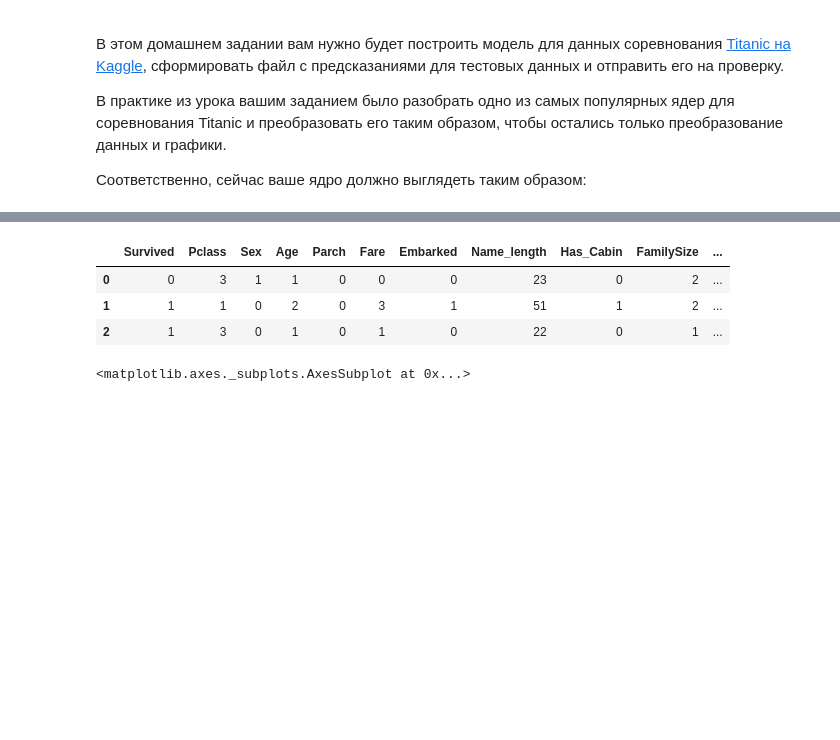
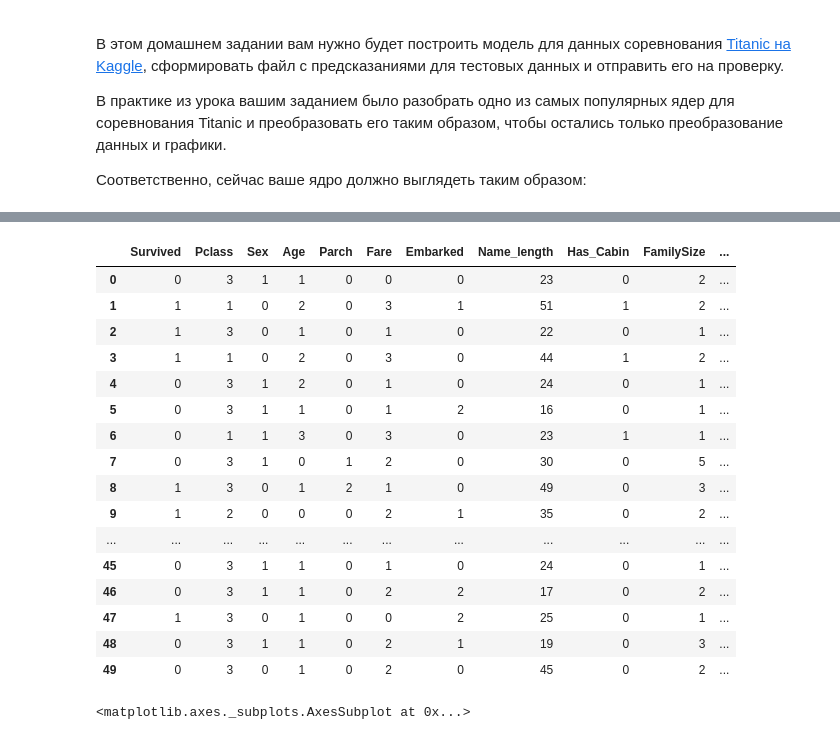
Before and after one commit to ddmitry80/ds_junior_ml, a Jupyter notebook: 10 Знакомство с Kaggle/Домашка/jun_ml_kaggle_hw_ddmitry.ipynb, the cells around one changed output, grey strips where cells are left out. Cells and saved outputs as stored; diff of their text form; code cells hidden in the pictures; blank space fills up the shorter version.

```diff
--- a/10 Знакомство с Kaggle/Домашка/jun_ml_kaggle_hw_ddmitry.ipynb
+++ b/10 Знакомство с Kaggle/Домашка/jun_ml_kaggle_hw_ddmitry.ipynb
@@ -114,12 +114,25 @@ train = train.drop(drop_elements, axis = 1)
 train = train.drop(['CategoricalAge', 'CategoricalFare'], axis = 1)
 test  = test.drop(drop_elements, axis = 1)
 # %%
-train.head(3)
+train.head(50)
 # %% [output]
 |  | Survived | Pclass | Sex | Age | Parch | Fare | Embarked | Name_length | Has_Cabin | FamilySize | ... |
 | 0 | 0 | 3 | 1 | 1 | 0 | 0 | 0 | 23 | 0 | 2 | ... |
 | 1 | 1 | 1 | 0 | 2 | 0 | 3 | 1 | 51 | 1 | 2 | ... |
 | 2 | 1 | 3 | 0 | 1 | 0 | 1 | 0 | 22 | 0 | 1 | ... |
+| 3 | 1 | 1 | 0 | 2 | 0 | 3 | 0 | 44 | 1 | 2 | ... |
+| 4 | 0 | 3 | 1 | 2 | 0 | 1 | 0 | 24 | 0 | 1 | ... |
+| 5 | 0 | 3 | 1 | 1 | 0 | 1 | 2 | 16 | 0 | 1 | ... |
+| 6 | 0 | 1 | 1 | 3 | 0 | 3 | 0 | 23 | 1 | 1 | ... |
+| 7 | 0 | 3 | 1 | 0 | 1 | 2 | 0 | 30 | 0 | 5 | ... |
+| 8 | 1 | 3 | 0 | 1 | 2 | 1 | 0 | 49 | 0 | 3 | ... |
+| 9 | 1 | 2 | 0 | 0 | 0 | 2 | 1 | 35 | 0 | 2 | ... |
+| ... | ... | ... | ... | ... | ... | ... | ... | ... | ... | ... | ... |
+| 45 | 0 | 3 | 1 | 1 | 0 | 1 | 0 | 24 | 0 | 1 | ... |
+| 46 | 0 | 3 | 1 | 1 | 0 | 2 | 2 | 17 | 0 | 2 | ... |
+| 47 | 1 | 3 | 0 | 1 | 0 | 0 | 2 | 25 | 0 | 1 | ... |
+| 48 | 0 | 3 | 1 | 1 | 0 | 2 | 1 | 19 | 0 | 3 | ... |
+| 49 | 0 | 3 | 0 | 1 | 0 | 2 | 0 | 45 | 0 | 2 | ... |
 # %%
 colormap = plt.cm.RdBu
 plt.figure(figsize=(14,12))
```
Also changed, not shown: parts of 14 cells of this notebook.
